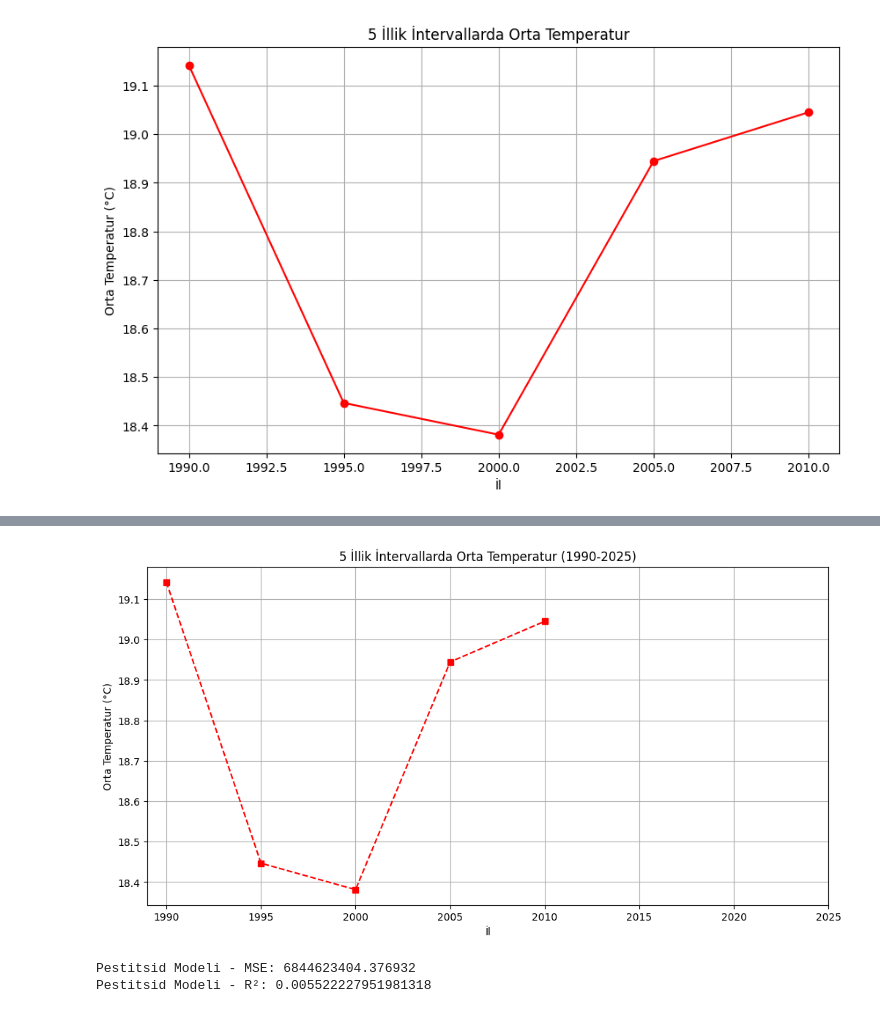
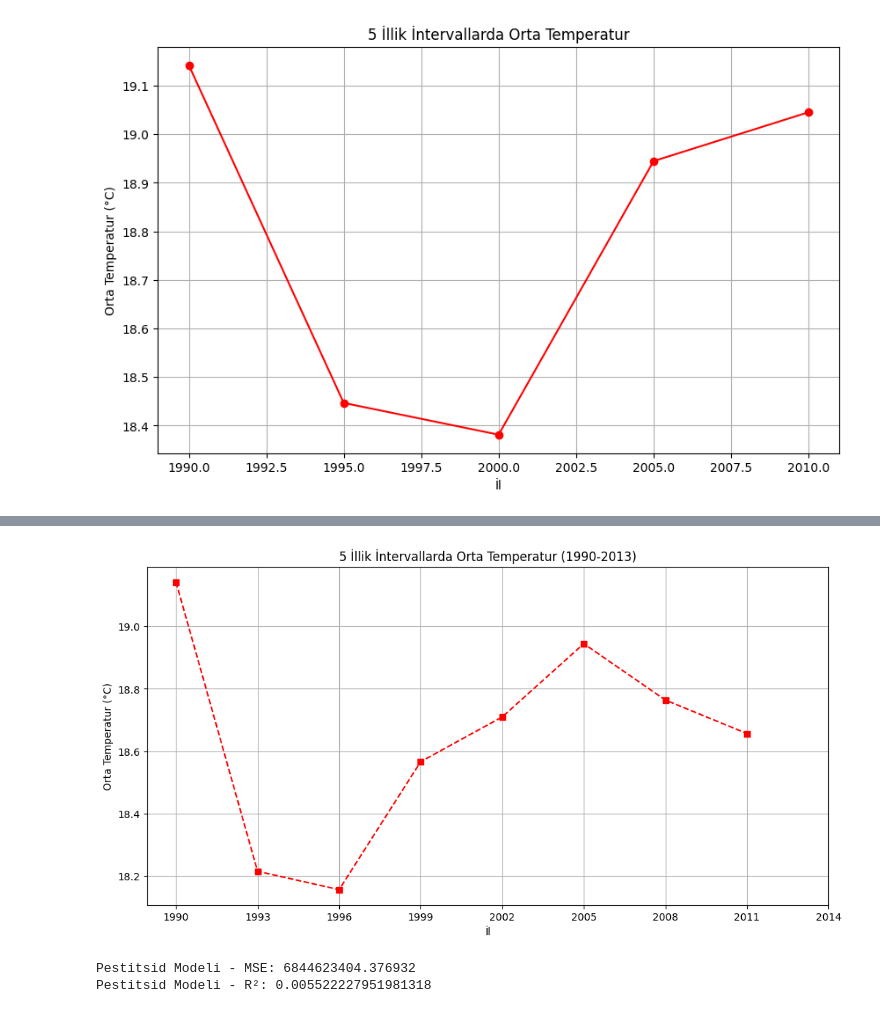
Before and after one commit to aghajamalaslanov-tech/Crop-Yield-Prediction, a Jupyter notebook: Analysis.ipynb, the cells around one changed output, grey strips where cells are left out. Drawn from its saved outputs; the diff is of its cells as text; code cells hidden in the pictures.

```diff
--- a/Analysis.ipynb
+++ b/Analysis.ipynb
@@ -8,7 +8,7 @@ print(sklearn.__version__)
 # %% [output]
 1.8.0
 # %%
-df=pd.read_csv("/workspaces/Crop-Yield-Prediction/crop_yield_prediction_with_weather.csv", index_col="Unnamed: 0").reset_index(drop=True)
+df=pd.read_csv("/workspaces/Crop-Yield-Prediction/data_preparation/crop_yield_prediction_with_weather.csv", index_col="Unnamed: 0").reset_index(drop=True)
 # %%
 df.head()
 # %% [output]
@@ -285,20 +265,20 @@ plt.show()
 # %%
 # 5 illik intervallar üçün dövrləri müəyyən edək
-intervals = list(range(1990, 2026, 5))
+intervals = list(range(1990, 2015, 3))
 
 # Müvafiq intervallarda orta temperaturu seçək
 interval_avg_temp = annual_avg_temp[annual_avg_temp.index.isin(intervals)]
 
 plt.figure(figsize=(12, 6))
 plt.plot(interval_avg_temp.index, interval_avg_temp.values, marker='s', linestyle='--', color='r')
-plt.title('5 İllik İntervallarda Orta Temperatur (1990-2025)')
+plt.title('5 İllik İntervallarda Orta Temperatur (1990-2013)')
 plt.xlabel('İl')
 plt.ylabel('Orta Temperatur (°C)')
 plt.xticks(intervals)
 plt.grid(True)
 plt.show()
 # %% [output]
-[figure, old version]
+[figure, new version]
 # %%
 # Bu modeldə isə pestitsid miqdarını istifadə edəcəyik
 
```
Also changed, not shown: parts of 14 cells of this notebook, 1 other file.
